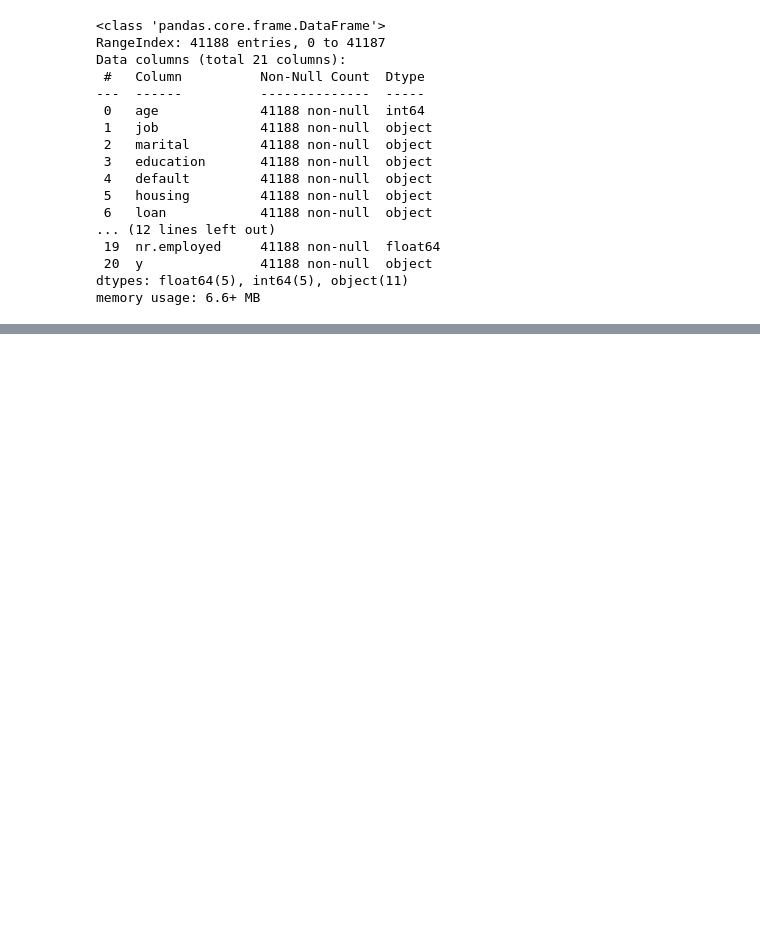
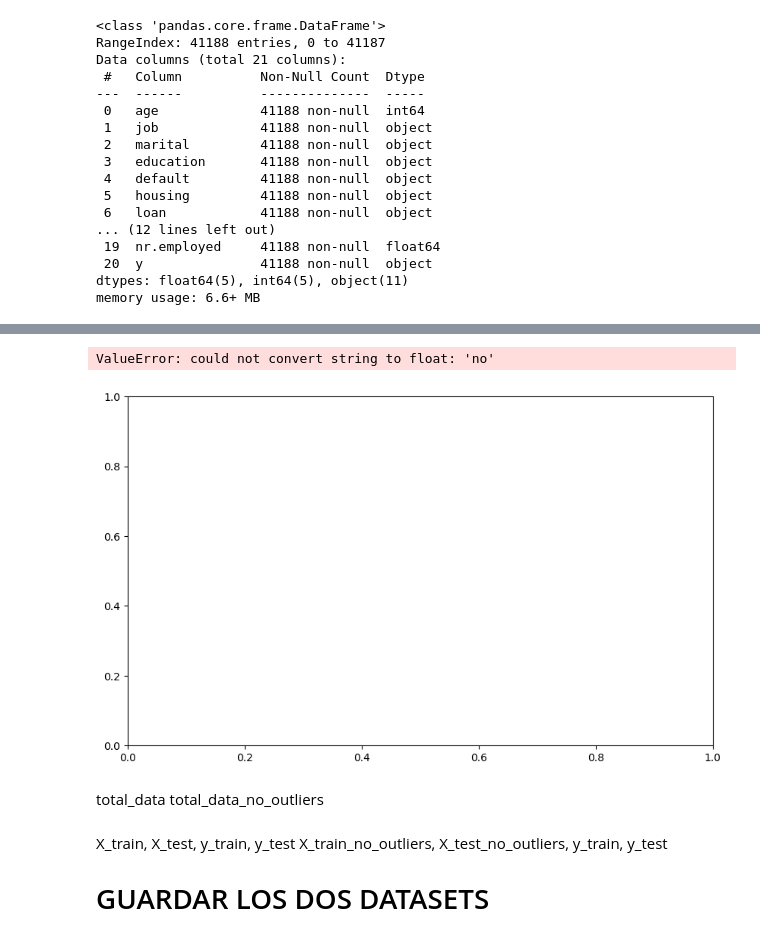
Before and after one commit to OlgaKurganova/regresion_logistica, a Jupyter notebook: src/explore.ipynb, the cells around one changed output, grey strips where cells are left out. Saved outputs shown, nothing was run; the diff lists cells and outputs as text; code cells hidden in the pictures; blank space fills up the shorter version.

```diff
--- a/src/explore.ipynb
+++ b/src/explore.ipynb
@@ -50,0 +153,16 @@ memory usage: 6.6+ MB
+# %%
+import matplotlib.pyplot as plt
+import seaborn as sns
+fig, axis = plt.subplots(figsize = (10, 6))
+
+sns.heatmap(total_data[["y","nr.employed", "age", "job", "marital", "education", "default", "housing", "loan", "contact","poutcome", "day_of_week","month"]].corr(), annot = True, fmt = ".2f")
+#sns.heatmap(total_data_sinduplicados.corr(),annot = True, fmt = ".2f")
+plt.tight_layout()
+
+plt.show()
+# %% [output]
+ValueError: could not convert string to float: 'no'
+[figure, added]
+# %% [markdown]
+total_data
+total_data_no_outliers
@@ -50,0 +182,5 @@ memory usage: 6.6+ MB
+# %% [markdown]
+X_train, X_test, y_train, y_test
+X_train_no_outliers, X_test_no_outliers, y_train, y_test
+
+# GUARDAR LOS DOS DATASETS
```
Also changed, not shown: parts of 28 cells of this notebook.
